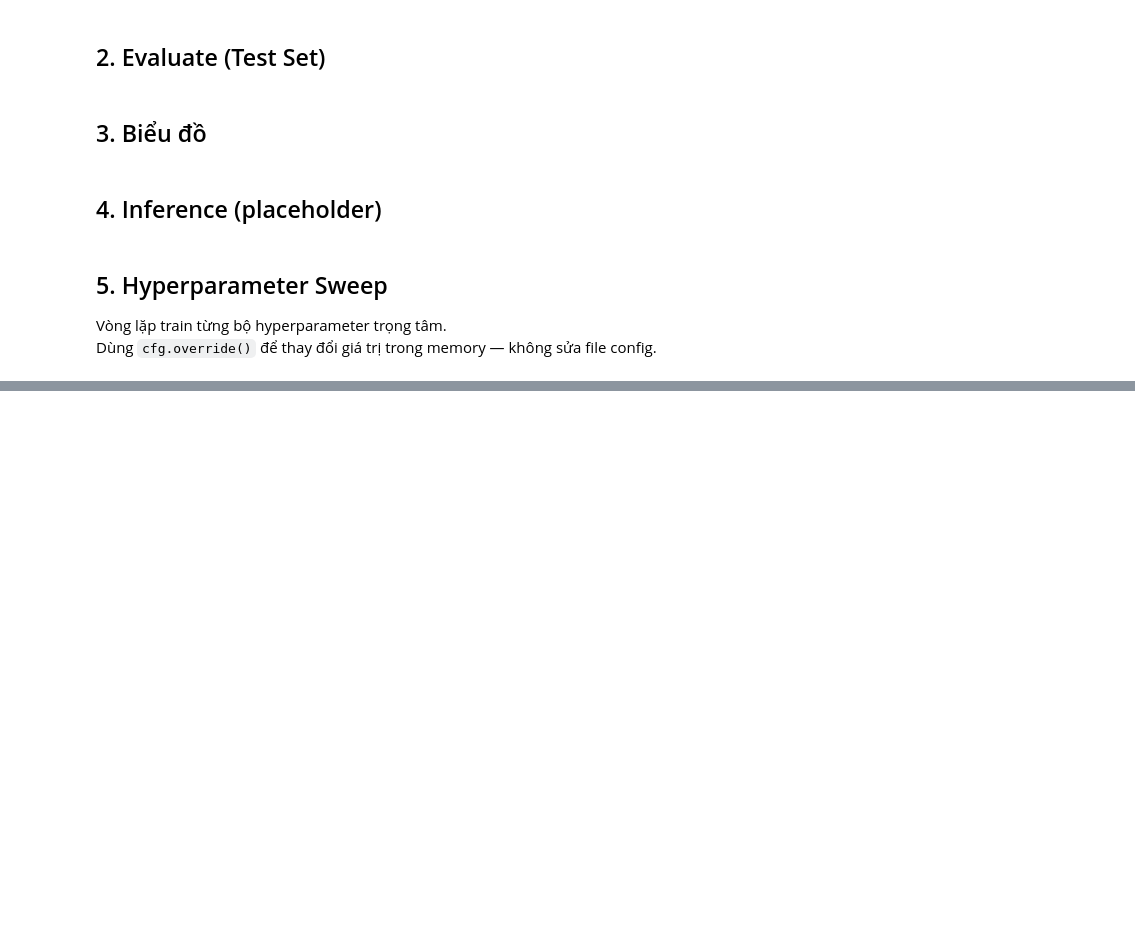
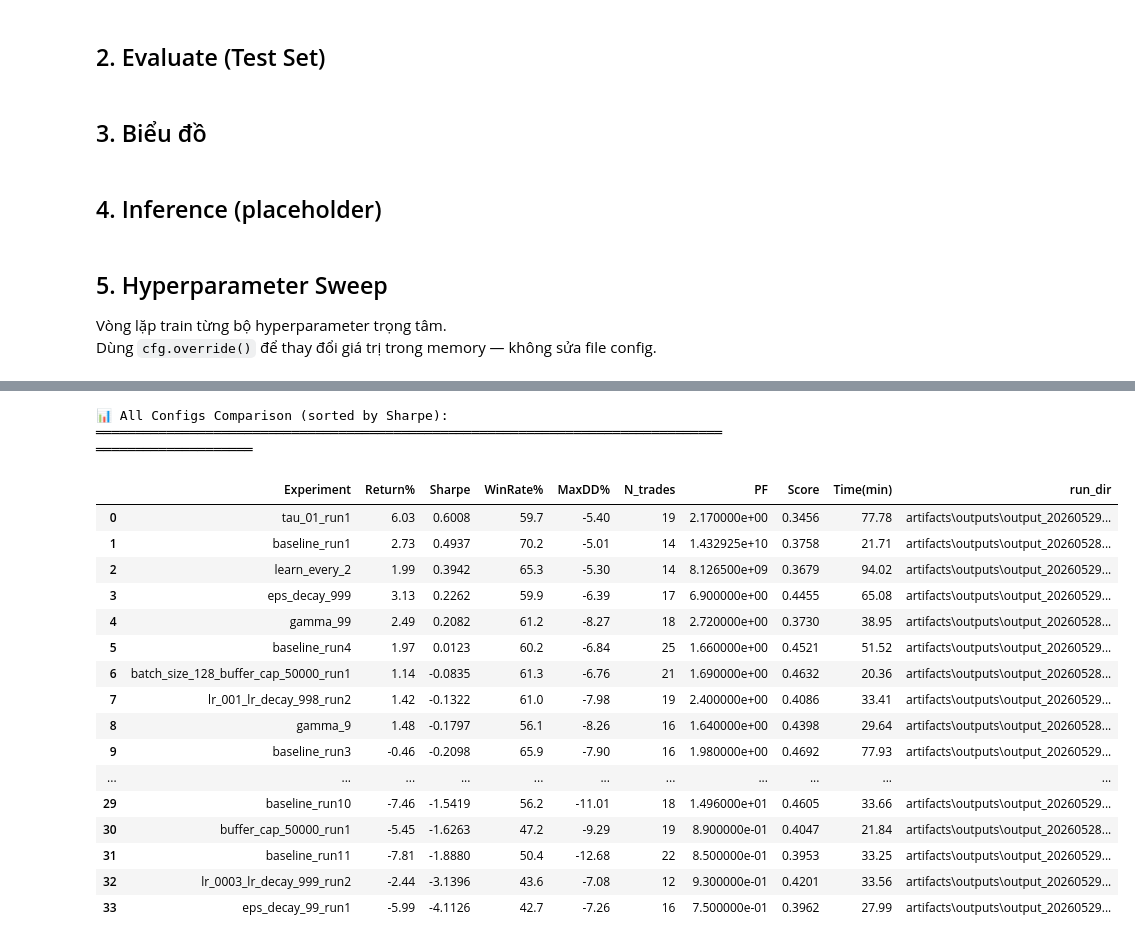
Before and after one commit to bnquys/stock-trend-prediction, a Jupyter notebook: main.ipynb, the cells around one changed output, grey strips where cells are left out. Drawn from its saved outputs; the diff is of its cells as text; code cells hidden in the pictures; blank space fills up the shorter version.

```diff
--- a/main.ipynb
+++ b/main.ipynb
@@ -280,0 +345,61 @@ print(f"\n💾 Saved → artifacts/outputs/hyperparam_sweep_results.csv")
+# %%
+# ════════════════════════════════════════════════════════════════
+# Summary DataFrame — sort by Sharpe, highlight best
+# ════════════════════════════════════════════════════════════════
+df_merged = pd.DataFrame(merged_results)
+df_merged = df_merged.sort_values("Sharpe", ascending=False).reset_index(drop=True)
+
+# Export CSV
+os.makedirs("artifacts/outputs", exist_ok=True)
+df_merged.to_csv("artifacts/outputs/all_configs_comparison.csv", index=False)
+
+print("📊 All Configs Comparison (sorted by Sharpe):")
+print("═" * 100)
+display(df_merged[["Experiment", "Return%", "Sharpe", "WinRate%", "MaxDD%", "N_trades", "PF", "Score", "Time(min)", "run_dir"]])
+
+# ════════════════════════════════════════════════════════════════
+# ⭐ Best Config
+# ════════════════════════════════════════════════════════════════
+best = df_merged.iloc[0]
+print(f"\n{'═'*60}")
+print(f"⭐ BEST CONFIG: {best['Experiment']}")
+print(f"{'═'*60}")
+print(f"   Run dir : {best['run_dir']}")
+print(f"   Weights : {best['run_dir']}/weights/best_model.pkl")
+print(f"   Sharpe  : {best['Sharpe']:+.4f}")
+print(f"   Return% : {best['Return%']:+.2f}%")
+print(f"   WinRate : {best['WinRate%']:.1f}%")
+print(f"   MaxDD   : {best['MaxDD%']:.2f}%")
+print(f"   PF      : {best['PF']:.2f}")
+print(f"   Score   : {best['Score']:.4f}")
+print(f"   Time    : {best['Time(min)']:.1f} min")
+
+# Show per-stock breakdown for best
+best_run = next(r for r in all_runs if r["run_id"] == best["run_id"])
+print(f"\n   Per-stock metrics:")
+for stock, metrics in best_run["result"]["test_metrics"].items():
+    if stock == "average":
+        continue
+    print(f"     {stock}: Return={metrics['return_pct']:+.2f}% | Sharpe={metrics['sharpe']:+.4f} | WR={metrics['win_rate']:.1f}% | Trades={metrics['n_trades']}")
+
+print(f"\n💾 Saved → artifacts/outputs/all_configs_comparison.csv")
+# %% [output]
+📊 All Configs Comparison (sorted by Sharpe):
+════════════════════════════════════════════════════════════════════════════════════════════════════
+|  | Experiment | Return% | Sharpe | WinRate% | MaxDD% | N_trades | PF | Score | Time(min) | run_dir |
+| 0 | tau_01_run1 | 6.03 | 0.6008 | 59.7 | -5.40 | 19 | 2.170000e+00 | 0.3456 | 77.78 | artifacts\outputs\output_20260529... |
+| 1 | baseline_run1 | 2.73 | 0.4937 | 70.2 | -5.01 | 14 | 1.432925e+10 | 0.3758 | 21.71 | artifacts\outputs\output_20260528... |
+| 2 | learn_every_2 | 1.99 | 0.3942 | 65.3 | -5.30 | 14 | 8.126500e+09 | 0.3679 | 94.02 | artifacts\outputs\output_20260529... |
+| 3 | eps_decay_999 | 3.13 | 0.2262 | 59.9 | -6.39 | 17 | 6.900000e+00 | 0.4455 | 65.08 | artifacts\outputs\output_20260529... |
+| 4 | gamma_99 | 2.49 | 0.2082 | 61.2 | -8.27 | 18 | 2.720000e+00 | 0.3730 | 38.95 | artifacts\outputs\output_20260528... |
+| 5 | baseline_run4 | 1.97 | 0.0123 | 60.2 | -6.84 | 25 | 1.660000e+00 | 0.4521 | 51.52 | artifacts\outputs\output_20260529... |
+| 6 | batch_size_128_buffer_cap_50000_run1 | 1.14 | -0.0835 | 61.3 | -6.76 | 21 | 1.690000e+00 | 0.4632 | 20.36 | artifacts\outputs\output_20260528... |
+| 7 | lr_001_lr_decay_998_run2 | 1.42 | -0.1322 | 61.0 | -7.98 | 19 | 2.400000e+00 | 0.4086 | 33.41 | artifacts\outputs\output_20260529... |
+| 8 | gamma_9 | 1.48 | -0.1797 | 56.1 | -8.26 | 16 | 1.640000e+00 | 0.4398 | 29.64 | artifacts\outputs\output_20260528... |
+| 9 | baseline_run3 | -0.46 | -0.2098 | 65.9 | -7.90 | 16 | 1.980000e+00 | 0.4692 | 77.93 | artifacts\outputs\output_20260529... |
+| ... | ... | ... | ... | ... | ... | ... | ... | ... | ... | ... |
+| 29 | baseline_run10 | -7.46 | -1.5419 | 56.2 | -11.01 | 18 | 1.496000e+01 | 0.4605 | 33.66 | artifacts\outputs\output_20260529... |
+| 30 | buffer_cap_50000_run1 | -5.45 | -1.6263 | 47.2 | -9.29 | 19 | 8.900000e-01 | 0.4047 | 21.84 | artifacts\outputs\output_20260528... |
+| 31 | baseline_run11 | -7.81 | -1.8880 | 50.4 | -12.68 | 22 | 8.500000e-01 | 0.3953 | 33.25 | artifacts\outputs\output_20260529... |
+| 32 | lr_0003_lr_decay_999_run2 | -2.44 | -3.1396 | 43.6 | -7.08 | 12 | 9.300000e-01 | 0.4201 | 33.56 | artifacts\outputs\output_20260529... |
+| 33 | eps_decay_99_run1 | -5.99 | -4.1126 | 42.7 | -7.26 | 16 | 7.500000e-01 | 0.3962 | 27.99 | artifacts\outputs\output_20260529... |
```
Also changed, not shown: parts of 11 cells of this notebook, 2 other files.
